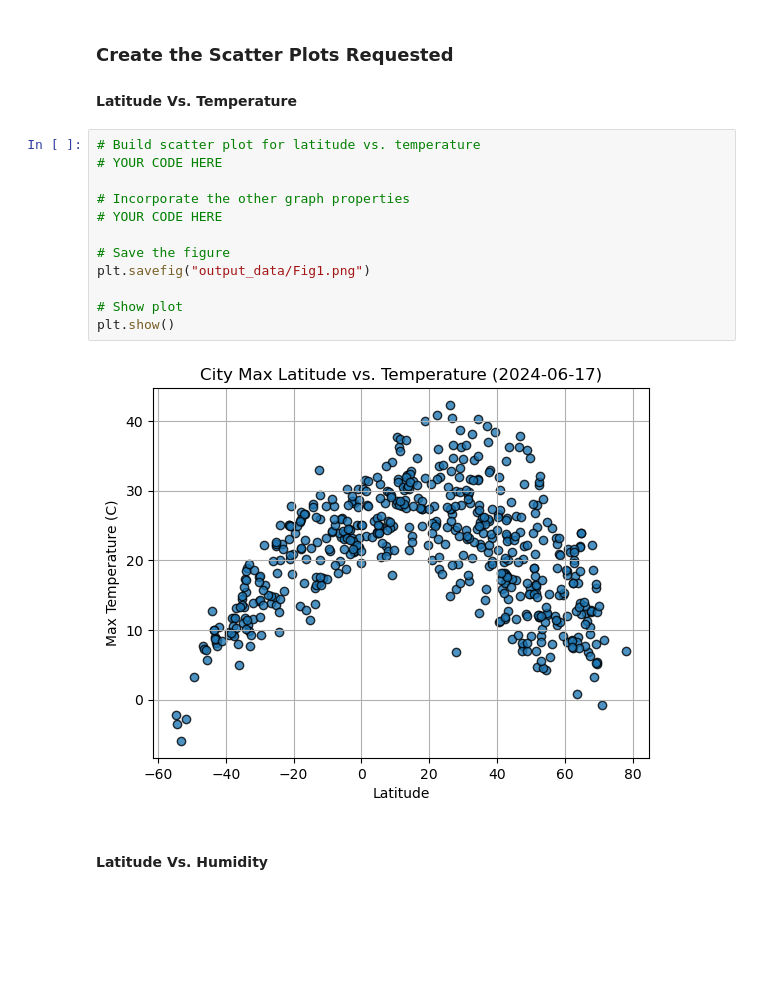
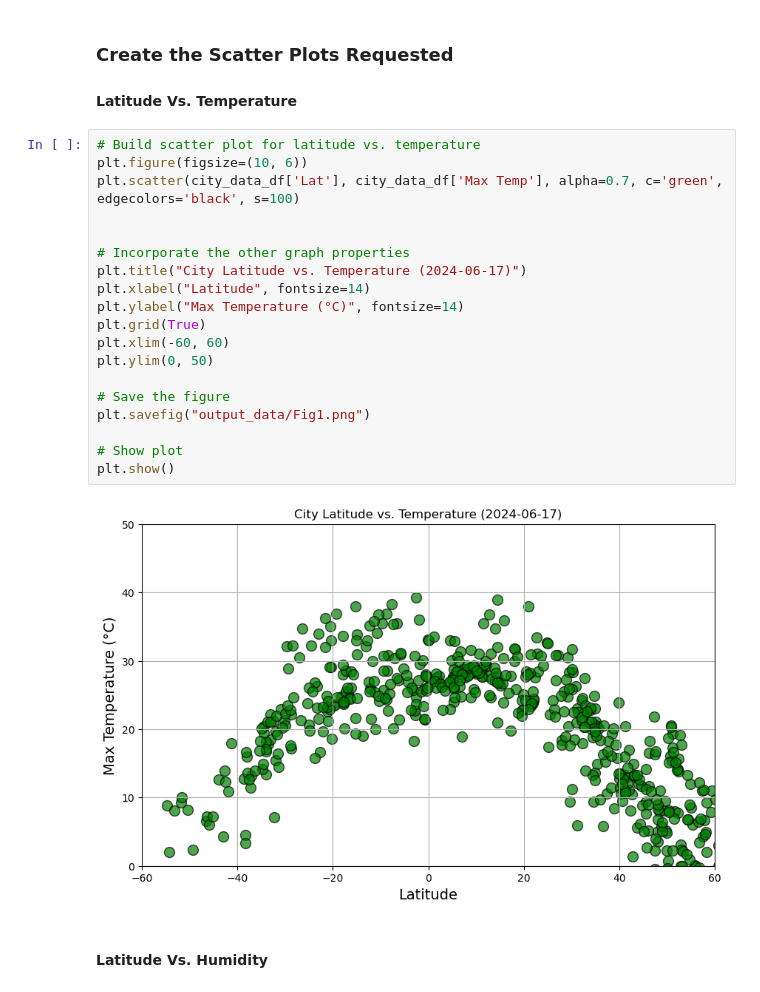
Before and after one commit to ClearSilver06/World_Weather_Analysis, a Jupyter notebook: Starter_Code/WeatherPy.ipynb, the cells around one changed output. Drawn from its saved outputs; the diff is of its cells as text; blank space fills up the shorter version.

```diff
--- a/Starter_Code/WeatherPy.ipynb
+++ b/Starter_Code/WeatherPy.ipynb
@@ -191,18 +215,25 @@ city_data_df.head()
 #### Latitude Vs. Temperature
 # %%
 # Build scatter plot for latitude vs. temperature
-# YOUR CODE HERE
+plt.figure(figsize=(10, 6))
+plt.scatter(city_data_df['Lat'], city_data_df['Max Temp'], alpha=0.7, c='green', edgecolors='black', s=100)
+
 
 # Incorporate the other graph properties
-# YOUR CODE HERE
+plt.title("City Latitude vs. Temperature (2024-06-17)")
+plt.xlabel("Latitude", fontsize=14)
+plt.ylabel("Max Temperature (°C)", fontsize=14)
+plt.grid(True)
+plt.xlim(-60, 60)
+plt.ylim(0, 50)
 
 # Save the figure
 plt.savefig("output_data/Fig1.png")
 
 # Show plot
 plt.show()
 # %% [output]
-[figure, old version]
+[figure, new version]
 # %% [markdown]
 #### Latitude Vs. Humidity
 # %%
```
Also changed, not shown: parts of 38 cells of this notebook, 6 other files.
